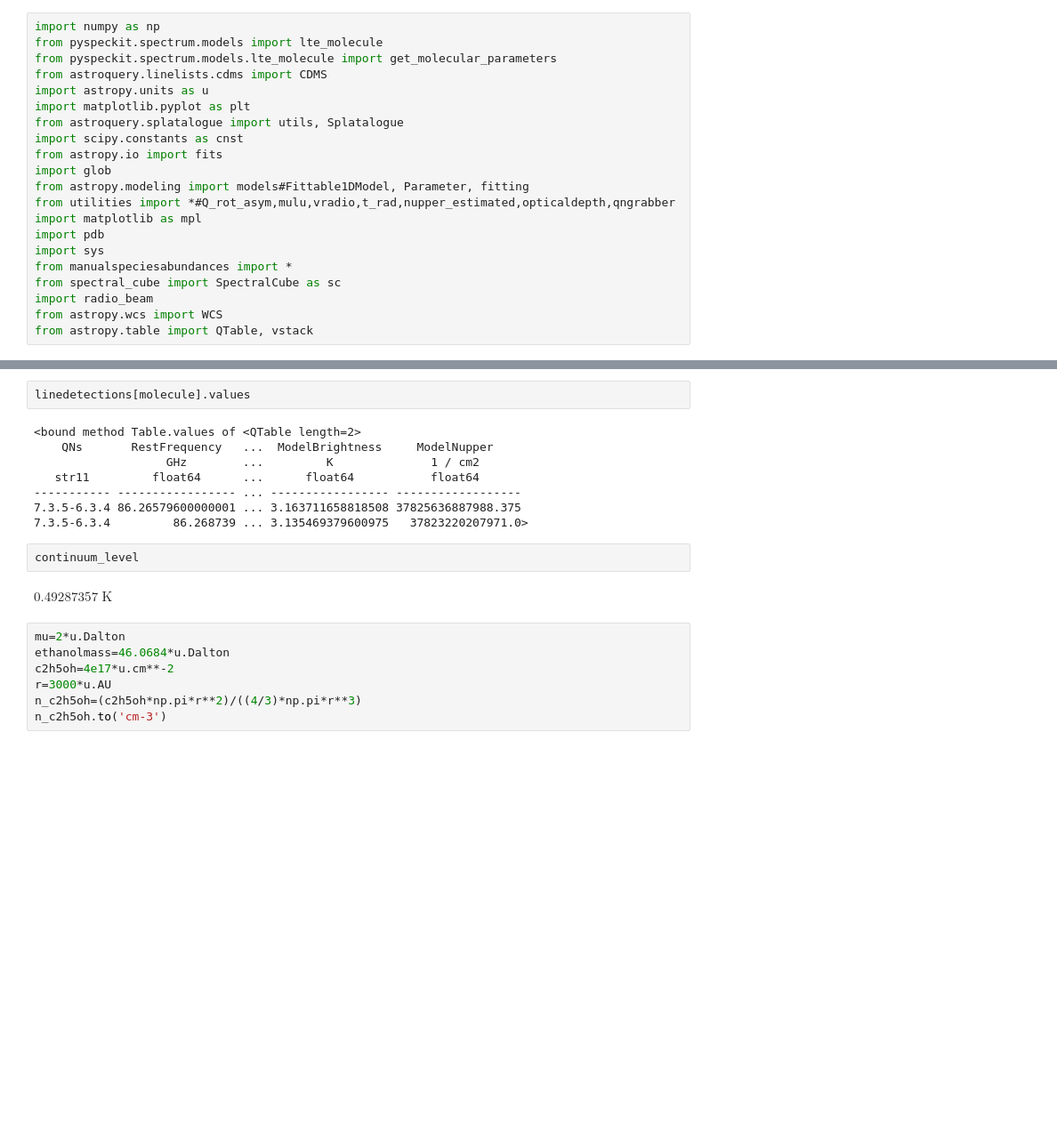
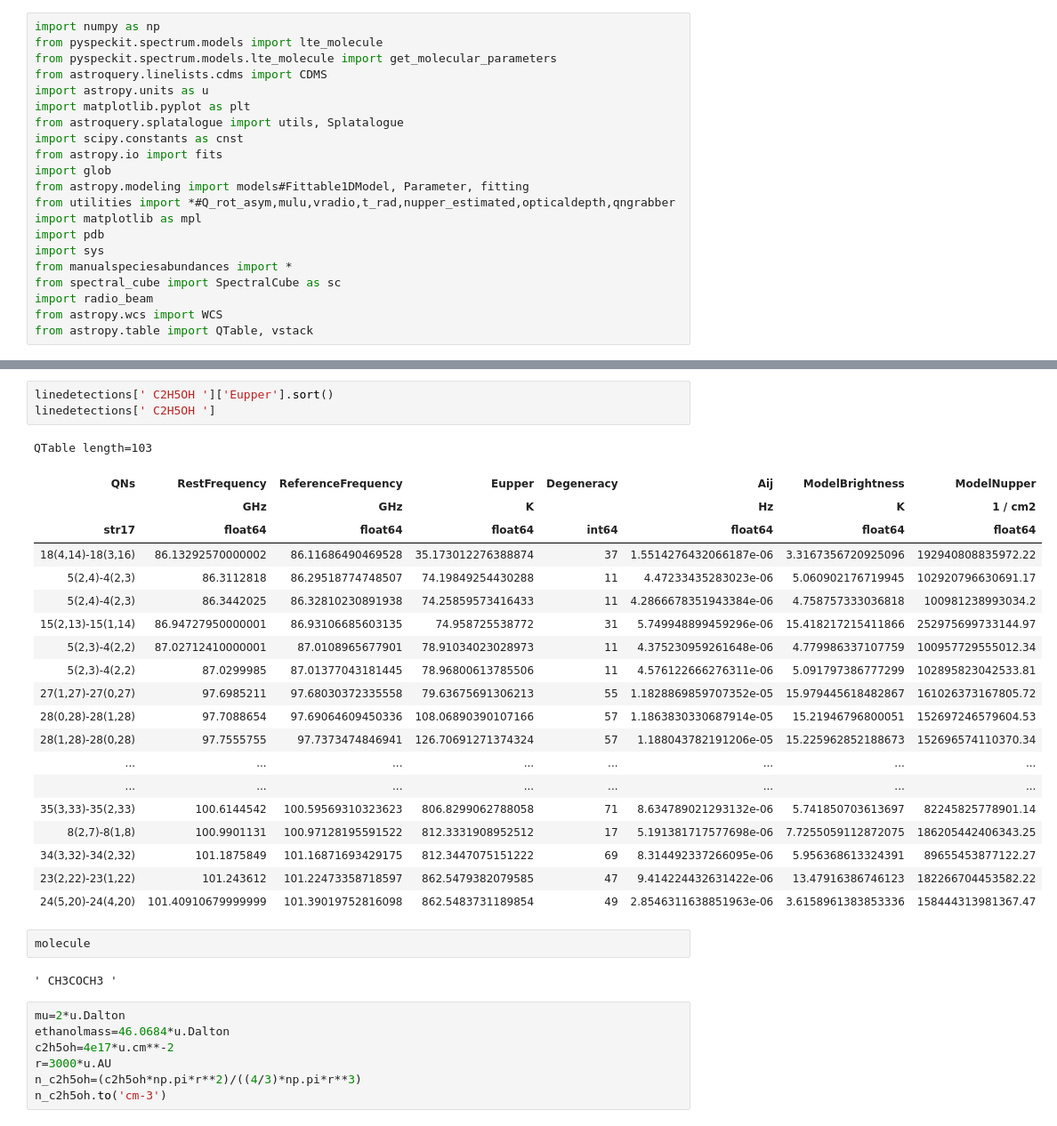
Before and after one commit to djeff1887/SgrB2DS_COMWorkspace, a Jupyter notebook: scripts/makesyntheticaceshotcorespectra.ipynb, the cells around one changed output, grey strips where cells are left out. Shown at 89% size. Drawn from its saved outputs; the diff is of its cells as text; blank space fills up the shorter version.

```diff
--- a/scripts/makesyntheticaceshotcorespectra.ipynb
+++ b/scripts/makesyntheticaceshotcorespectra.ipynb
@@ -552,17 +552,31 @@ Begin CH3OH modeling
 # %%
-linedetections[molecule].values
+linedetections[' C2H5OH ']['Eupper'].sort()
+linedetections[' C2H5OH ']
 # %% [output]
-<bound method Table.values of <QTable length=2>
-    QNs       RestFrequency   ...  ModelBrightness     ModelNupper
-                   GHz        ...         K              1 / cm2
-   str11         float64      ...      float64           float64
------------ ----------------- ... ----------------- ------------------
-7.3.5-6.3.4 86.26579600000001 ... 3.163711658818508 37825636887988.375
-7.3.5-6.3.4         86.268739 ... 3.135469379600975   37823220207971.0>
+QTable length=103
+| QNs | RestFrequency | ReferenceFrequency | Eupper | Degeneracy | Aij | ModelBrightness | ModelNupper |
+|  | GHz | GHz | K |  | Hz | K | 1 / cm2 |
+| str17 | float64 | float64 | float64 | int64 | float64 | float64 | float64 |
+| 18(4,14)-18(3,16) | 86.13292570000002 | 86.11686490469528 | 35.173012276388874 | 37 | 1.5514276432066187e-06 | 3.3167356720925096 | 192940808835972.22 |
+| 5(2,4)-4(2,3) | 86.3112818 | 86.29518774748507 | 74.19849254430288 | 11 | 4.47233435283023e-06 | 5.060902176719945 | 102920796630691.17 |
+| 5(2,4)-4(2,3) | 86.3442025 | 86.32810230891938 | 74.25859573416433 | 11 | 4.2866678351943384e-06 | 4.758757333036818 | 100981238993034.2 |
+| 15(2,13)-15(1,14) | 86.94727950000001 | 86.93106685603135 | 74.958725538772 | 31 | 5.749948899459296e-06 | 15.418217215411866 | 252975699733144.97 |
+| 5(2,3)-4(2,2) | 87.02712410000001 | 87.0108965677901 | 78.91034023028973 | 11 | 4.375230959261648e-06 | 4.779986337107759 | 100957729555012.34 |
+| 5(2,3)-4(2,2) | 87.0299985 | 87.01377043181445 | 78.96800613785506 | 11 | 4.576122666276311e-06 | 5.091797386777299 | 102895823042533.81 |
+| 27(1,27)-27(0,27) | 97.6985211 | 97.68030372335558 | 79.63675691306213 | 55 | 1.1828869859707352e-05 | 15.979445618482867 | 161026373167805.72 |
+| 28(0,28)-28(1,28) | 97.7088654 | 97.69064609450336 | 108.06890390107166 | 57 | 1.1863830330687914e-05 | 15.21946796800051 | 152697246579604.53 |
+| 28(1,28)-28(0,28) | 97.7555755 | 97.7373474846941 | 126.70691271374324 | 57 | 1.188043782191206e-05 | 15.225962852188673 | 152696574110370.34 |
+| ... | ... | ... | ... | ... | ... | ... | ... |
+| ... | ... | ... | ... | ... | ... | ... | ... |
+| 35(3,33)-35(2,33) | 100.6144542 | 100.59569310323623 | 806.8299062788058 | 71 | 8.634789021293132e-06 | 5.741850703613697 | 82245825778901.14 |
+| 8(2,7)-8(1,8) | 100.9901131 | 100.97128195591522 | 812.3331908952512 | 17 | 5.191381717577698e-06 | 7.7255059112872075 | 186205442406343.25 |
+| 34(3,32)-34(2,32) | 101.1875849 | 101.16871693429175 | 812.3447075151222 | 69 | 8.314492337266095e-06 | 5.956368613324391 | 89655453877122.27 |
+| 23(2,22)-23(1,22) | 101.243612 | 101.22473358718597 | 862.5479382079585 | 47 | 9.414224432631422e-06 | 13.47916386746123 | 182266704453582.22 |
+| 24(5,20)-24(4,20) | 101.40910679999999 | 101.39019752816098 | 862.5483731189854 | 49 | 2.8546311638851963e-06 | 3.6158961383853336 | 158444313981367.47 |
 # %%
-continuum_level
+molecule
 # %% [output]
-$0.49287357 \; \mathrm{K}$
+' CH3COCH3 '
 # %%
 mu=2*u.Dalton
 ethanolmass=46.0684*u.Dalton
```
Also changed, not shown: parts of 2 cells of this notebook, 10 other files.
